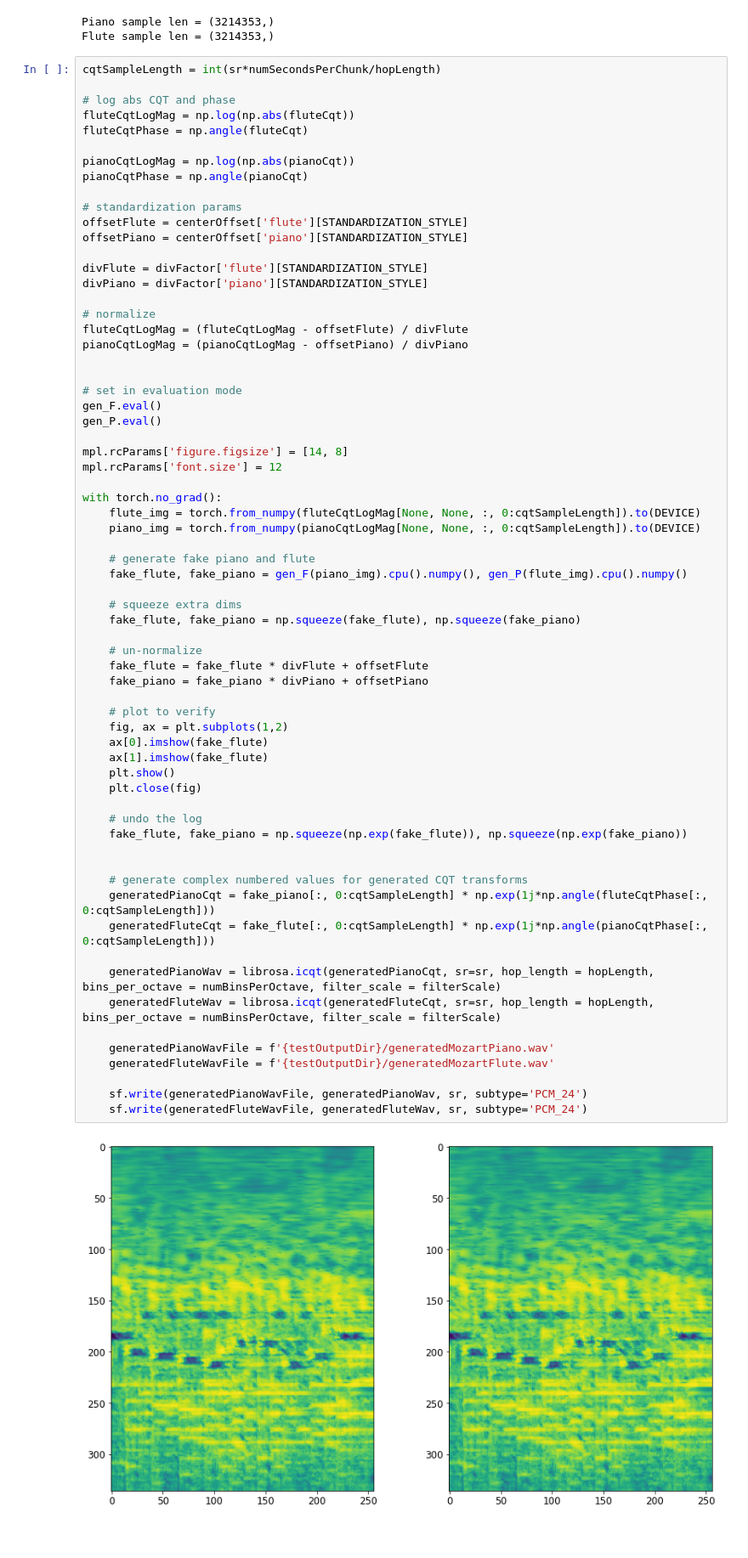
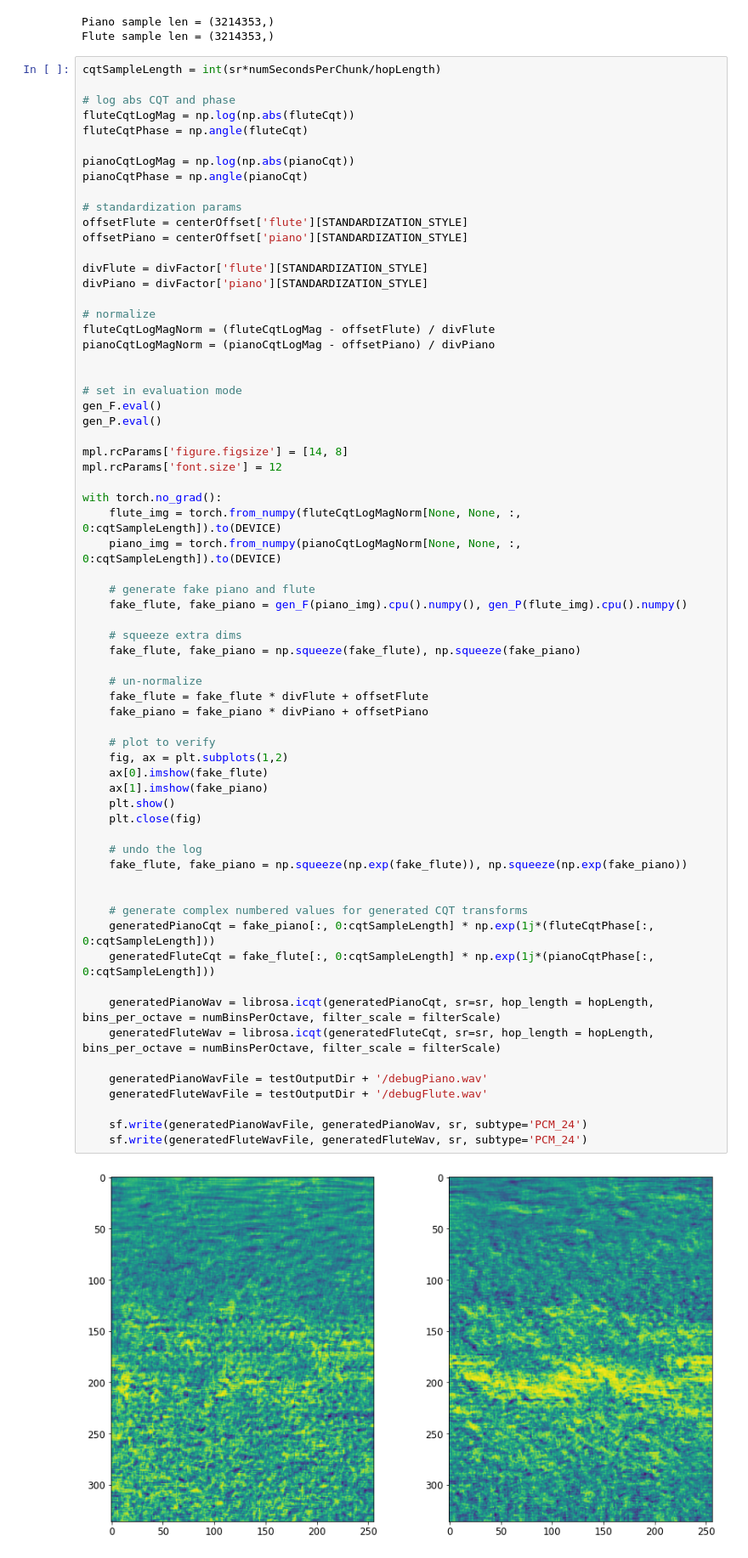
Before and after one commit to Arunothia/CS230-project, a Jupyter notebook: timbretronCycleGAN/testTimbreTransfer.ipynb, the cells around one changed output. Shown at 85% size. Drawn from its saved outputs; the diff is of its cells as text.

Commit message:
test and plotting files

```diff
--- a/timbretronCycleGAN/testTimbreTransfer.ipynb
+++ b/timbretronCycleGAN/testTimbreTransfer.ipynb
@@ -341,8 +379,8 @@ divFlute = divFactor['flute'][STANDARDIZATION_STYLE]
 divPiano = divFactor['piano'][STANDARDIZATION_STYLE]
 
 # normalize
-fluteCqtLogMag = (fluteCqtLogMag - offsetFlute) / divFlute
-pianoCqtLogMag = (pianoCqtLogMag - offsetPiano) / divPiano
+fluteCqtLogMagNorm = (fluteCqtLogMag - offsetFlute) / divFlute
+pianoCqtLogMagNorm = (pianoCqtLogMag - offsetPiano) / divPiano
 
 
 # set in evaluation mode
@@ -353,44 +391,44 @@ mpl.rcParams['figure.figsize'] = [14, 8]
 mpl.rcParams['font.size'] = 12
 
 with torch.no_grad():
-    flute_img = torch.from_numpy(fluteCqtLogMag[None, None, :, 0:cqtSampleLength]).to(DEVICE)
-    piano_img = torch.from_numpy(pianoCqtLogMag[None, None, :, 0:cqtSampleLength]).to(DEVICE)
+    flute_img = torch.from_numpy(fluteCqtLogMagNorm[None, None, :, 0:cqtSampleLength]).to(DEVICE)
+    piano_img = torch.from_numpy(pianoCqtLogMagNorm[None, None, :, 0:cqtSampleLength]).to(DEVICE)
 
     # generate fake piano and flute
     fake_flute, fake_piano = gen_F(piano_img).cpu().numpy(), gen_P(flute_img).cpu().numpy()
 
     # squeeze extra dims
     fake_flute, fake_piano = np.squeeze(fake_flute), np.squeeze(fake_piano)
 
     # un-normalize
     fake_flute = fake_flute * divFlute + offsetFlute
     fake_piano = fake_piano * divPiano + offsetPiano
 
     # plot to verify
     fig, ax = plt.subplots(1,2)
     ax[0].imshow(fake_flute)
-    ax[1].imshow(fake_flute)
+    ax[1].imshow(fake_piano)
     plt.show()
     plt.close(fig)
 
     # undo the log
     fake_flute, fake_piano = np.squeeze(np.exp(fake_flute)), np.squeeze(np.exp(fake_piano))
 
 
     # generate complex numbered values for generated CQT transforms
-    generatedPianoCqt = fake_piano[:, 0:cqtSampleLength] * np.exp(1j*np.angle(fluteCqtPhase[:, 0:cqtSampleLength]))
-    generatedFluteCqt = fake_flute[:, 0:cqtSampleLength] * np.exp(1j*np.angle(pianoCqtPhase[:, 0:cqtSampleLength]))
+    generatedPianoCqt = fake_piano[:, 0:cqtSampleLength] * np.exp(1j*(fluteCqtPhase[:, 0:cqtSampleLength]))
+    generatedFluteCqt = fake_flute[:, 0:cqtSampleLength] * np.exp(1j*(pianoCqtPhase[:, 0:cqtSampleLength]))
 
     generatedPianoWav = librosa.icqt(generatedPianoCqt, sr=sr, hop_length = hopLength, bins_per_octave = numBinsPerOctave, filter_scale = filterScale)
     generatedFluteWav = librosa.icqt(generatedFluteCqt, sr=sr, hop_length = hopLength, bins_per_octave = numBinsPerOctave, filter_scale = filterScale)
 
-    generatedPianoWavFile = f'{testOutputDir}/generatedMozartPiano.wav'
-    generatedFluteWavFile = f'{testOutputDir}/generatedMozartFlute.wav'
+    generatedPianoWavFile = testOutputDir + '/debugPiano.wav'
+    generatedFluteWavFile = testOutputDir + '/debugFlute.wav'
 
     sf.write(generatedPianoWavFile, generatedPianoWav, sr, subtype='PCM_24')
     sf.write(generatedFluteWavFile, generatedFluteWav, sr, subtype='PCM_24')
 # %% [output]
-[figure, old version]
+[figure, new version]
 This will probably cause unpleasant acoustic artifacts. Consider decreasing your hop length or increasing the frequency resolution of your CQT.
   warnings.warn(
 This will probably cause unpleasant acoustic artifacts. Consider decreasing your hop length or increasing the frequency resolution of your CQT.
```
Also changed, not shown: parts of 4 cells of this notebook, 1 other file.
